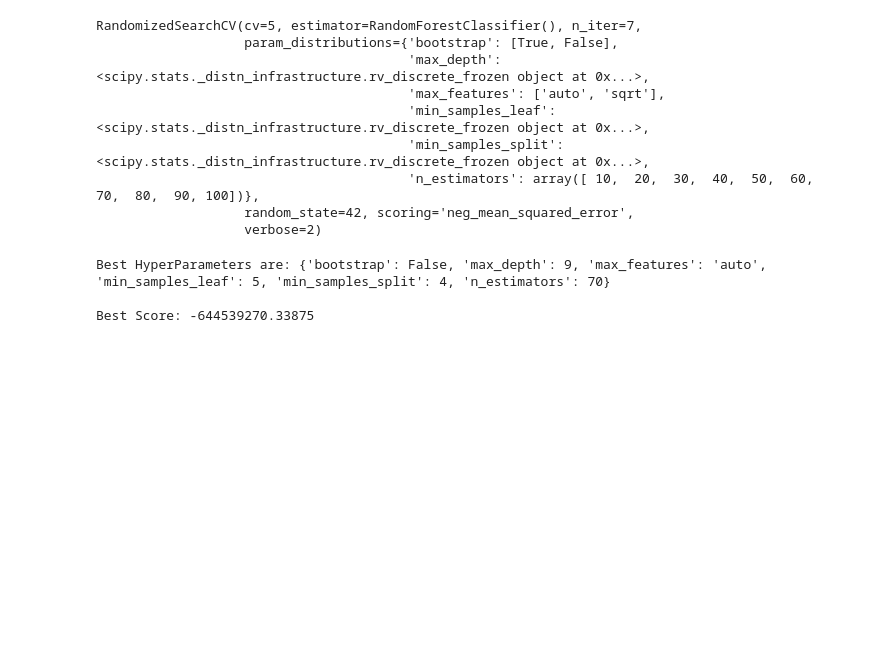
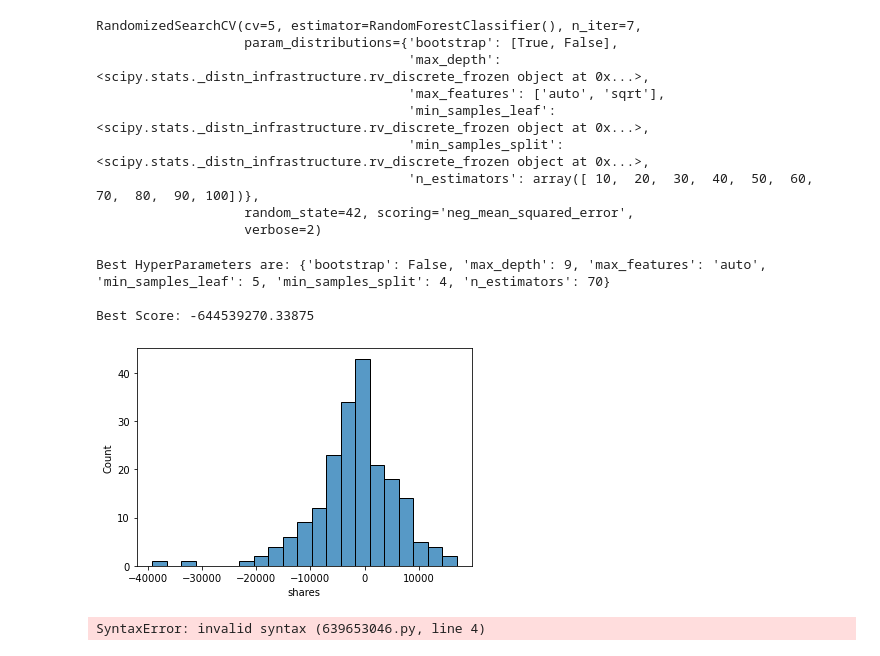
Before and after one commit to smafraim/News-Articles-Share-Prediction-using-Machine-Learning, a Jupyter notebook: Notebooks/ML_model building.ipynb, the cells around one changed output. Drawn from its saved outputs; the diff is of its cells as text; code cells hidden in the pictures; blank space fills up the shorter version.

```diff
--- a/Notebooks/ML_model building.ipynb
+++ b/Notebooks/ML_model building.ipynb
@@ -294,3 +294,16 @@ Best Score: -644539270.33875
 # %%
 #predicting and using it for later purposes
 rsc_pred = rf_comb.predict(X_test)
+# %%
+sns.histplot(y_test-y_pred)
+plt.show()
+# %% [output]
+[figure, added]
+# %%
+from sklearn import metrics
+print('MAE:', metrics.mean_absolute_error(y_test, rsc_pred))
+print('R2:', np.sqrt(metrics.r2_score(y_test, rsc_pred))
+print('MSE:', metrics.mean_squared_error(y_test, rsc_pred))
+print('RMSE:', np.sqrt(metrics.mean_squared_error(y_test, rsc_pred)))
+# %% [output]
+SyntaxError: invalid syntax (639653046.py, line 4)
```
